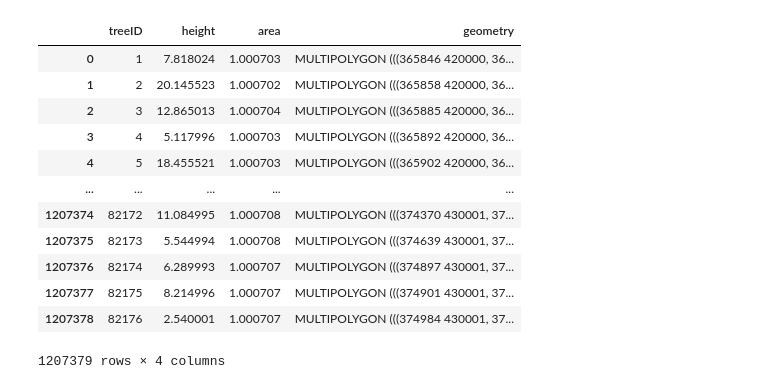
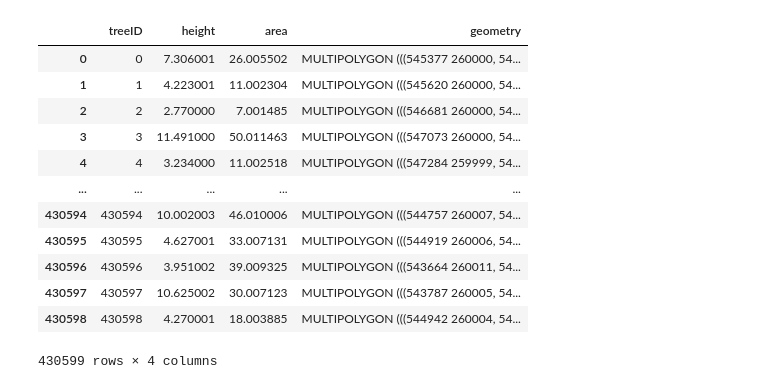
Before and after one commit to sdgresearch/3-30-300-analysis, a Jupyter notebook: notebooks/T3_calculation.ipynb, the cells around one changed output. Saved outputs shown, nothing was run; the diff lists cells and outputs as text; code cells hidden in the pictures.

```diff
--- a/notebooks/T3_calculation.ipynb
+++ b/notebooks/T3_calculation.ipynb
@@ -24,6 +23,11 @@ chm_lad_tiles_dict = json.load(open(chm_lad_tiles_path))
 imd_lsoa_bua_boundaries_path = VECTOR_OUT_DIR / "IMD" / "English_IMD_2019_BUA_filtered_boundaries.geojson"
 # buildings_path = VECTOR_IN_DIR / "EDINA" / "Buildings_6183" / "edition_17_0_new_format.gpkg"
 buildings_path = VECTOR_IN_DIR / "EDINA" / "Buildings_6183" / "Buildings_6183.parquet"
+# %%
+imd_lsoa_bua_gdf = gpd.read_file(imd_lsoa_bua_boundaries_path)
+geo_level = 'LAD22CD'
+geo_code = 'E07000008'
+geo_boundary_gdf = imd_lsoa_bua_gdf[imd_lsoa_bua_gdf[geo_level] == geo_code].dissolve()[['geometry', geo_level]]
 # %%
 def extract_grid_reference(filename: str) -> str|None:
     """
@@ -72,6 +76,6 @@ vom_tree_pair_df[['chm_path', 'tree_path']] = pd.DataFrame(vom_tree_pair_df['pai
 vom_tree_pair_df = vom_tree_pair_df.drop(columns=['pair'])
 no_tree_file_df = vom_tree_pair_df[vom_tree_pair_df['tree_path'].isnull()]
 # %%
-trees_path_lst = [tree_path for _, tree_path in vom_tree_pair_dict['E06000008'] if tree_path is not None]
+trees_path_lst = [tree_path for _, tree_path in vom_tree_pair_dict[geo_code] if tree_path is not None]
 trees_path_lst
 # %% [output]
@@ -94,19 +89,21 @@ trees_path_lst
 trees_gdf_lst = [gpd.read_file(tree_path) for tree_path in trees_path_lst]
 # %%
 merged_trees_gdf = gpd.GeoDataFrame(pd.concat(trees_gdf_lst, ignore_index=True))
-merged_trees_gdf
+geo_trees_gdf = merged_trees_gdf[merged_trees_gdf.area > 4].reset_index(drop=True)
+geo_trees_gdf['treeID'] = range(len(geo_trees_gdf))
+geo_trees_gdf
 # %% [output]
 |  | treeID | height | area | geometry |
-| 0 | 1 | 7.818024 | 1.000703 | MULTIPOLYGON (((365846 420000, 36... |
-| 1 | 2 | 20.145523 | 1.000702 | MULTIPOLYGON (((365858 420000, 36... |
-| 2 | 3 | 12.865013 | 1.000704 | MULTIPOLYGON (((365885 420000, 36... |
-| 3 | 4 | 5.117996 | 1.000703 | MULTIPOLYGON (((365892 420000, 36... |
-| 4 | 5 | 18.455521 | 1.000703 | MULTIPOLYGON (((365902 420000, 36... |
+| 0 | 0 | 7.306001 | 26.005502 | MULTIPOLYGON (((545377 260000, 54... |
+| 1 | 1 | 4.223001 | 11.002304 | MULTIPOLYGON (((545620 260000, 54... |
+| 2 | 2 | 2.770000 | 7.001485 | MULTIPOLYGON (((546681 260000, 54... |
+| 3 | 3 | 11.491000 | 50.011463 | MULTIPOLYGON (((547073 260000, 54... |
+| 4 | 4 | 3.234000 | 11.002518 | MULTIPOLYGON (((547284 259999, 54... |
 | ... | ... | ... | ... | ... |
-| 1207374 | 82172 | 11.084995 | 1.000708 | MULTIPOLYGON (((374370 430001, 37... |
-| 1207375 | 82173 | 5.544994 | 1.000708 | MULTIPOLYGON (((374639 430001, 37... |
-| 1207376 | 82174 | 6.289993 | 1.000707 | MULTIPOLYGON (((374897 430001, 37... |
-| 1207377 | 82175 | 8.214996 | 1.000707 | MULTIPOLYGON (((374901 430001, 37... |
-| 1207378 | 82176 | 2.540001 | 1.000707 | MULTIPOLYGON (((374984 430001, 37... |
+| 430594 | 430594 | 10.002003 | 46.010006 | MULTIPOLYGON (((544757 260007, 54... |
+| 430595 | 430595 | 4.627001 | 33.007131 | MULTIPOLYGON (((544919 260006, 54... |
+| 430596 | 430596 | 3.951002 | 39.009325 | MULTIPOLYGON (((543664 260011, 54... |
+| 430597 | 430597 | 10.625002 | 30.007123 | MULTIPOLYGON (((543787 260005, 54... |
+| 430598 | 430598 | 4.270001 | 18.003885 | MULTIPOLYGON (((544942 260004, 54... |
-1207379 rows × 4 columns
+430599 rows × 4 columns
 # %%
```
Also changed, not shown: parts of 17 cells of this notebook, 1 other file.
